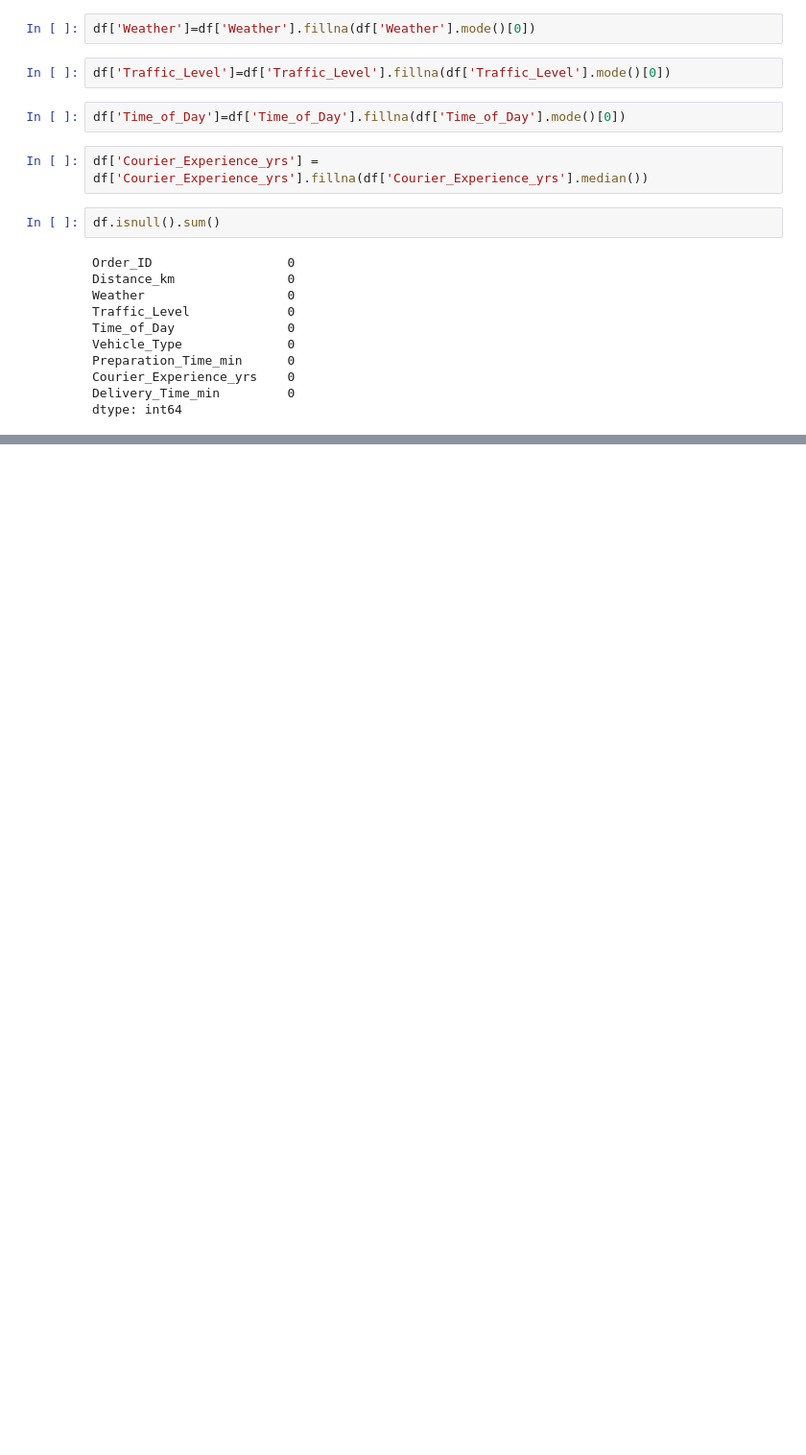
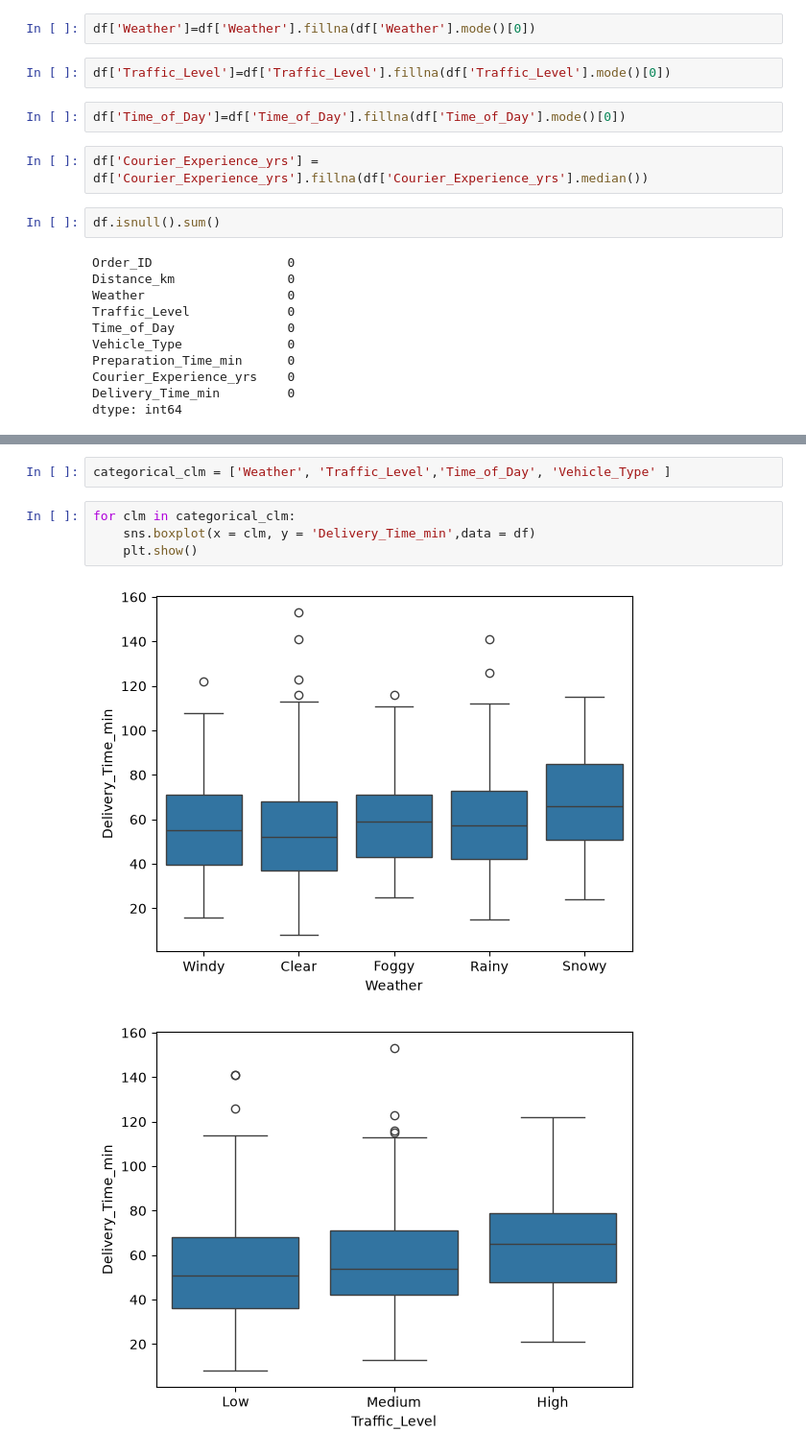
Before and after one commit to rahul-gitt/MY-PROJECTS, a Jupyter notebook: DeliveryTime AI/main.ipynb, the cells around one changed output, grey strips where cells are left out. Shown at 96% size. Drawn from its saved outputs; the diff is of its cells as text; blank space fills up the shorter version.

Commit message:
Get a brif info about the data

```diff
--- a/DeliveryTime AI/main.ipynb
+++ b/DeliveryTime AI/main.ipynb
@@ -86,0 +112,9 @@ dtype: int64
+# %%
+categorical_clm = ['Weather', 'Traffic_Level','Time_of_Day', 'Vehicle_Type' ]
+# %%
+for clm in categorical_clm:
+    sns.boxplot(x = clm, y = 'Delivery_Time_min',data = df)
+    plt.show()
+# %% [output]
+[figure, added]
+[figure, added]
```
Also changed, not shown: parts of 5 cells of this notebook.
